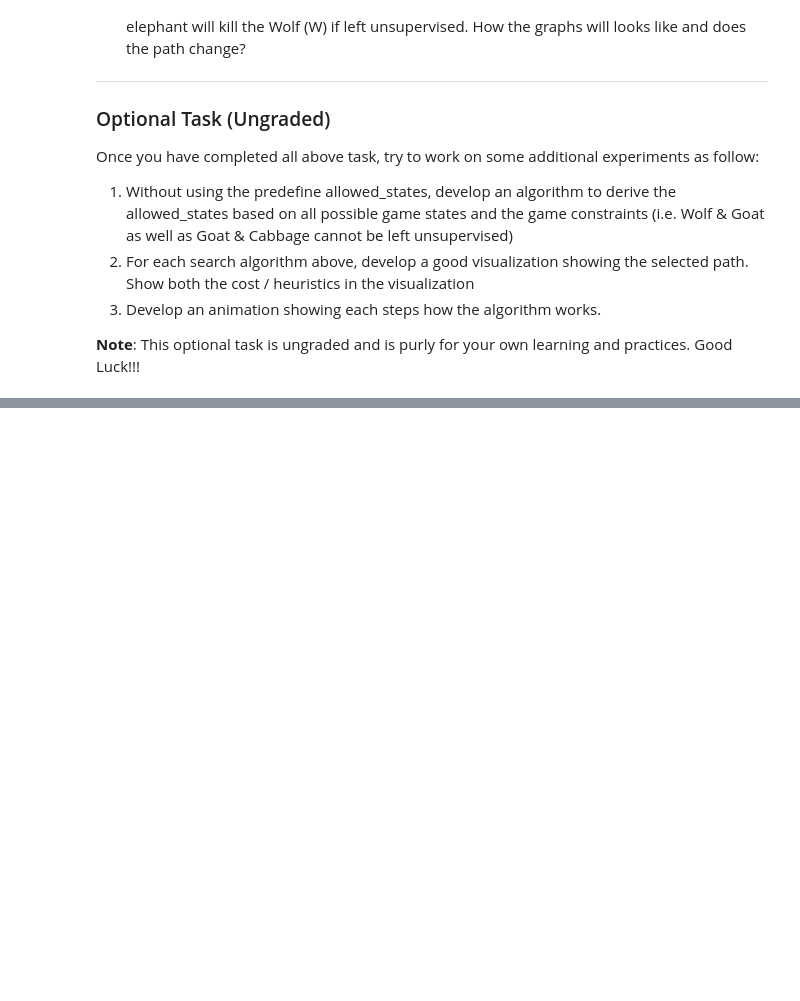
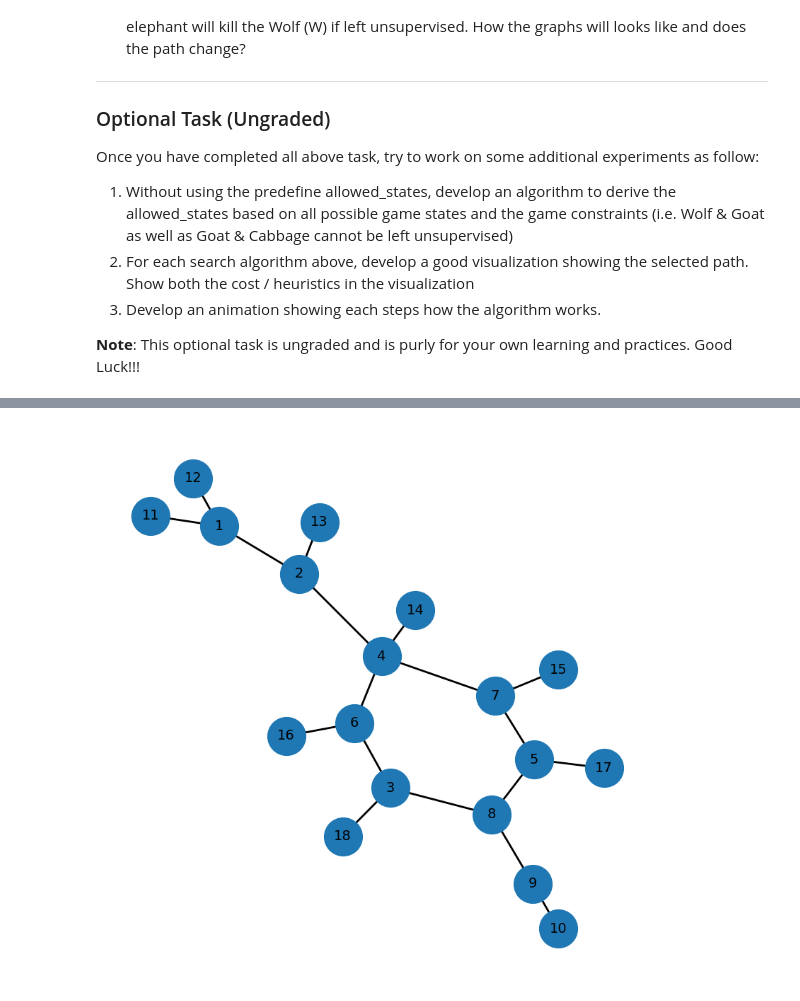
Before and after one commit to Noiderate/SC1015-MINI_PROJECT, a Jupyter notebook: Lab Exercise 8 (Default Topic)/Lab Exercise 8 Amu and Caven.ipynb, the cells around one changed output, grey strips where cells are left out. Saved outputs shown, nothing was run; the diff lists cells and outputs as text; code cells hidden in the pictures; blank space fills up the shorter version.

```diff
--- a/Lab Exercise 8 (Default Topic)/Lab Exercise 8 Amu and Caven.ipynb
+++ b/Lab Exercise 8 (Default Topic)/Lab Exercise 8 Amu and Caven.ipynb
@@ -571,0 +691,53 @@ Once you have completed all above task, try to work on some additional experimen
+# %%
+allowed_states = {
+    "1" : [{"F", "W", "G", "C"}, {None}],
+    "2" : [{"W","C"},{"F","G"}],
+    "3" : [{"F","G","C"},{"W"}],
+    "4" : [{"F","W","C"},{"G"}],
+    "5" : [{"F","W","G"},{"C"}],
+    "6" : [{"C"},{"F","W","G"}],
+    "7" : [{"W"},{"F","G","C"}],
+    "8" : [{"G"},{"F","W","C"}],
+    "9" : [{"F","G"},{"W","C"}],
+    "10" : [{None},{"F","W","G","C"}],
+    "11" : [{"G","C"},{"F","W"}],
+    "12" : [{"W","G"},{"F","C"}],
+    "13" : [{"W","C","F","G"},{None}],
+    "14" : [{"W","C"},{"F","G"}],
+    "15" : [{"W","F","C"},{"G"}],
+    "16" : [{"C","F","W"},{"G"}],
+    "17" : [{"W"},{"F","C","G"}],
+    "18" : [{"C"},{"F","W","C"}],
+}
+
+moves_graphs = [
+    ("1", "2", {"weight":8.1}),     # Farmer + Goat         Left -> Right
+    ("1", "11", {"weight":8.1}),
+    ("1", "12", {"weight":8.1}),
+
+    ("2", "4", {"weight":5.6}),
+    ("2", "13", {"weight":5.6}),
+
+    ("4", "6", {"weight":8.6}),     # Farmer + Wolf         Left -> Right
+    ("4", "7", {"weight":5.7}),
+    ("4", "14", {"weight":5.7}),
+
+    ("6", "3", {"weight":8.1}),
+    ("6", "16", {"weight":8.1}),
+
+    ("7", "5", {"weight":8.1}),     # Farmer + Goat         Right -> Left
+    ("7", "15", {"weight":8.1}),
+
+    ("3", "8", {"weight":5.7}),
+    ("3", "18", {"weight":5.7}),
+
+    ("5", "8", {"weight":8.6}),
+    ("5", "17", {"weight":8.6}),
+
+
+    ("8", "9", {"weight":5.6}),     # Farmer alone          Right -> Left
+    ("9", "10", {"weight":8.1})     # Farmer + Goat         Left -> Right
+]
+printGraph(moves_graphs)
+# %% [output]
+[figure, added]
```
Also changed, not shown: parts of 13 cells of this notebook, 1 other file.
